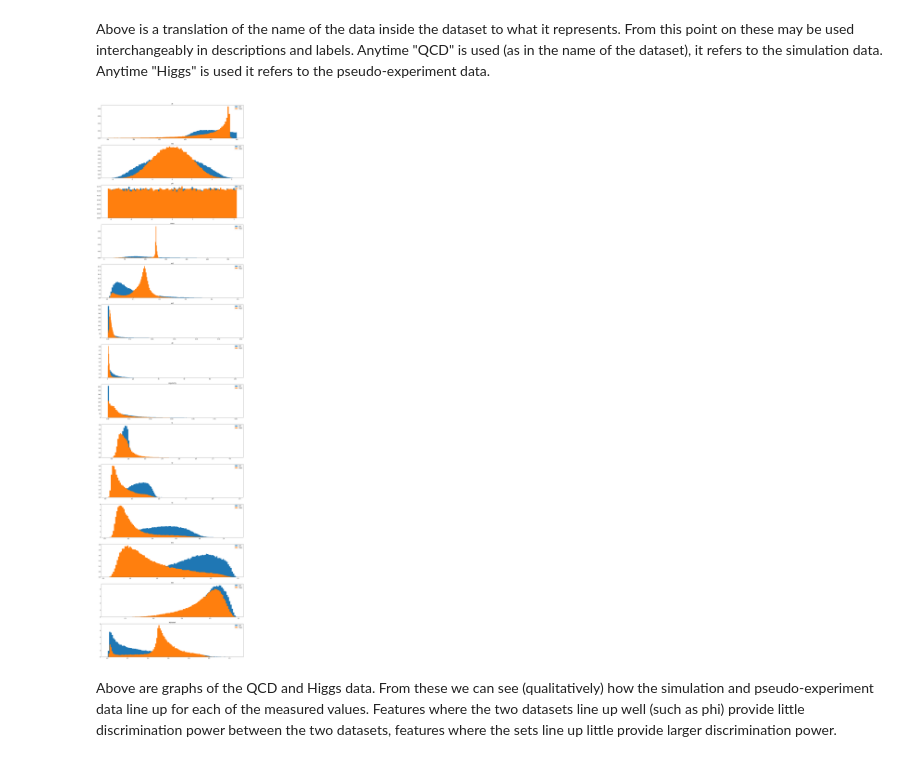
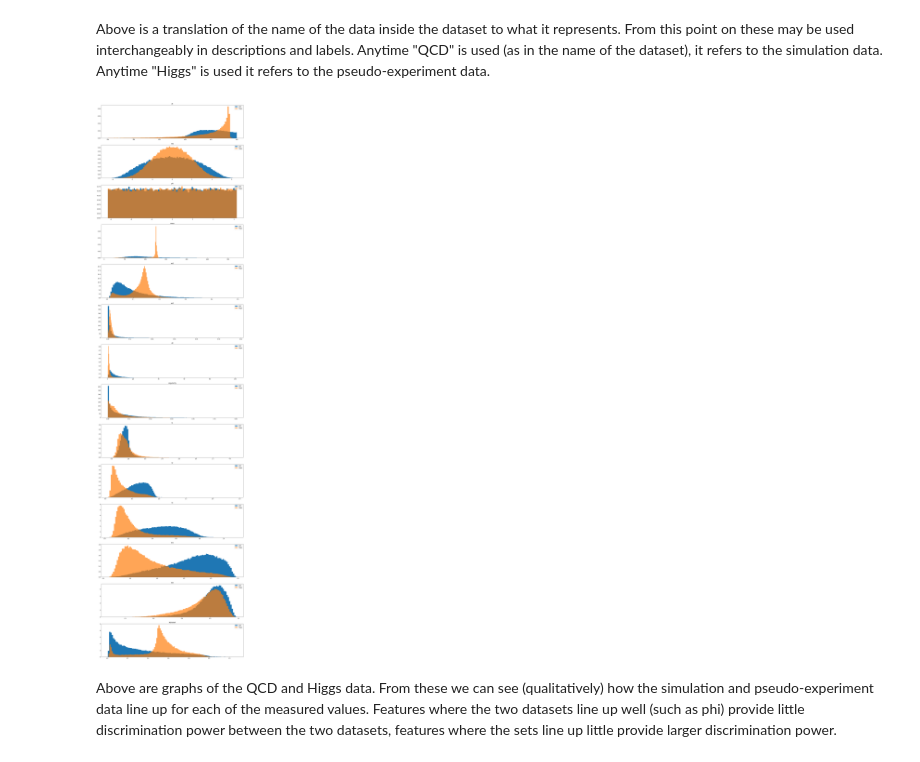
Before and after one commit to jarods00/PHYS434, a Jupyter notebook: Lab 5.ipynb, the cells around one changed output. Drawn from its saved outputs; the diff is of its cells as text; code cells hidden in the pictures.

```diff
--- a/Lab 5.ipynb
+++ b/Lab 5.ipynb
@@ -50,29 +50,29 @@ Above is a translation of the name of the data inside the dataset to what it rep
 # %%
 fig, ax = plt.subplots(14, 1, figsize = (20,80))
 
 # First block of code graphs QCD simulation and Higgs pseudo-data on different graphs. To use this block make sure subplots is (14, 2).
 # i = 0
 # for key in qcd:
 #     ax[i, 0].hist(qcd[key], density = True, bins = 100)
 #     ax[i, 0].set_title(key)
 #     i += 1
 
 # i = 0
 # for key in higgs:
 #     ax[i, 1].hist(higgs[key], density = True, bins = 100)
 #     ax[i, 1].set_title(key)
 #     i = i + 1
 
 # Second block of code graphs QCD simulation and Higgs pseudo-data on the same graph. To use this block make sure subplots is (14, 1).
 i = 0
 for key in qcd:
     ax[i].hist(qcd[key], density = True, bins = 100)
-    ax[i].hist(higgs[key], density = True, bins = 100)
+    ax[i].hist(higgs[key], density = True, bins = 100, alpha = .7)
     ax[i].set_title(key)
     ax[i].legend(["QCD", "Higgs"])
     i += 1
 # %% [output]
-[figure, old version]
+[figure, new version]
 # %% [markdown]
 Above are graphs of the QCD and Higgs data. From these we can see (qualitatively) how the simulation and pseudo-experiment data line up for each of the measured values. Features where the two datasets line up well (such as phi) provide little discrimination power between the two datasets, features where the sets line up little provide larger discrimination power.
 # %%
```
Also changed, not shown: parts of 7 cells of this notebook.
